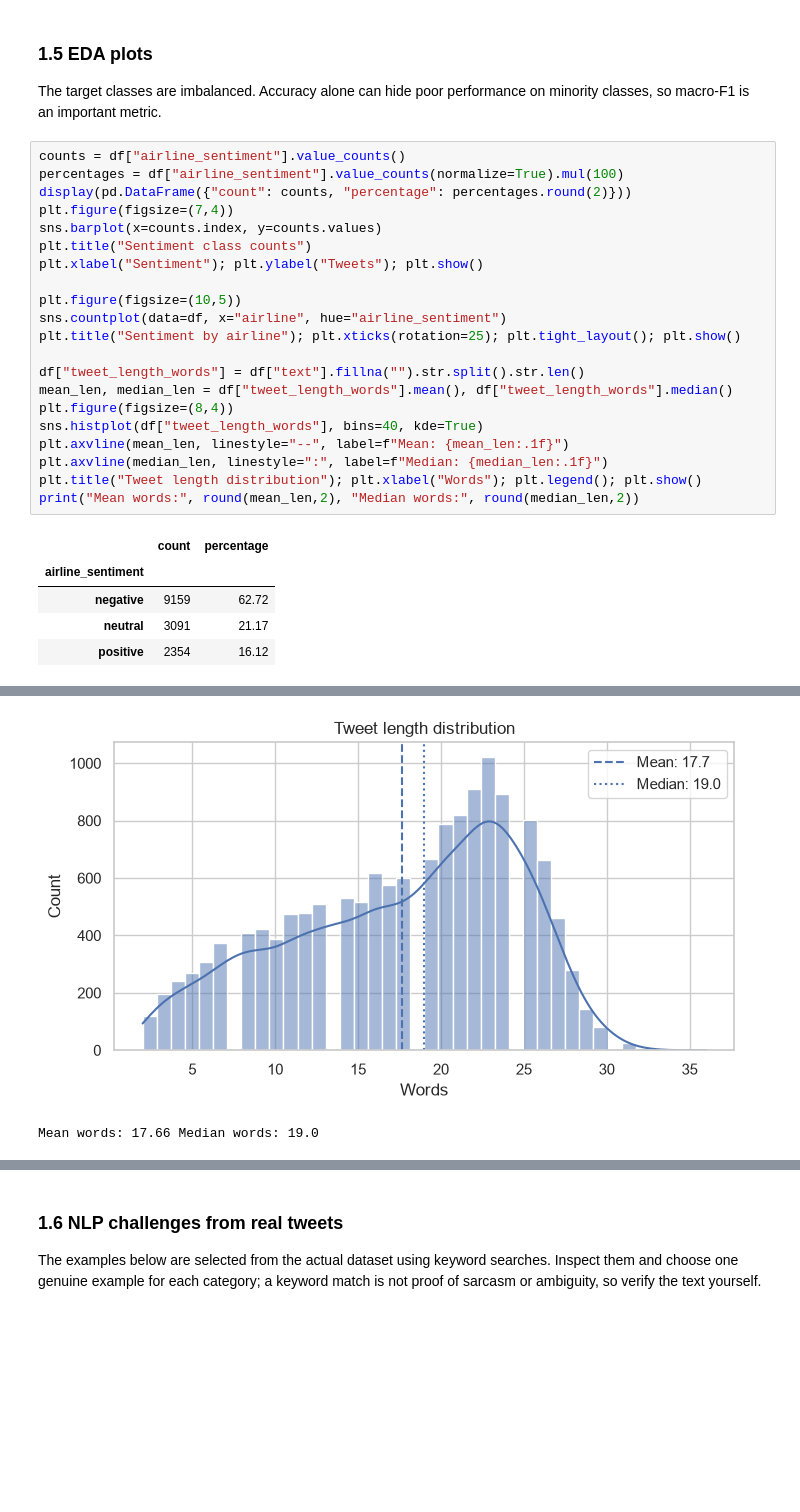
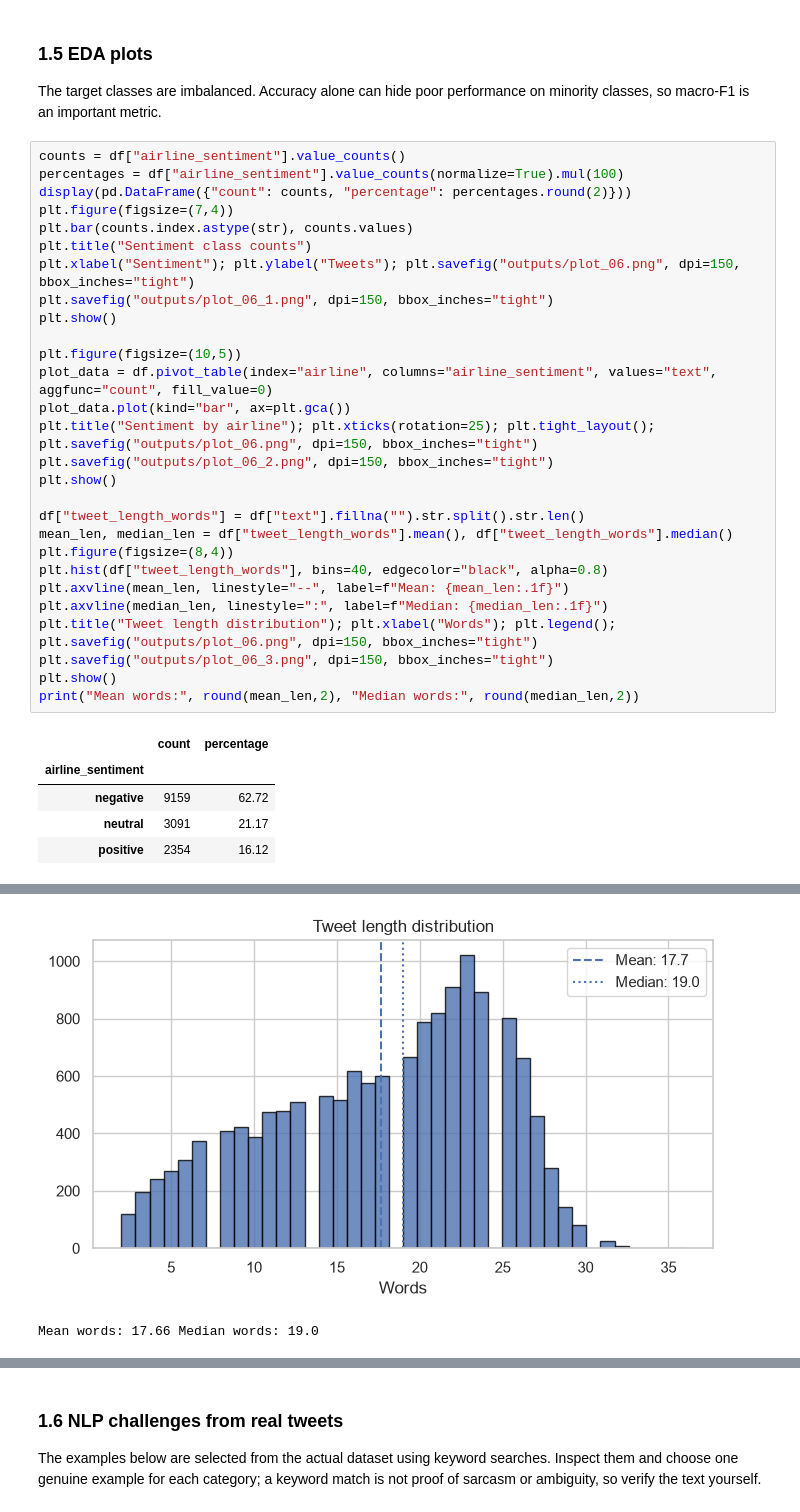
Before and after one commit to PareeSojitra0803/Airline_Tweet_Sentiment_Analyzer_NLP, a Jupyter notebook: NLP_PR1.ipynb, the cells around one changed output, grey strips where cells are left out. Drawn from its saved outputs; the diff is of its cells as text; blank space fills up the shorter version.

```diff
--- a/NLP_PR1.ipynb
+++ b/NLP_PR1.ipynb
@@ -110,21 +112,28 @@ counts = df["airline_sentiment"].value_counts()
 percentages = df["airline_sentiment"].value_counts(normalize=True).mul(100)
 display(pd.DataFrame({"count": counts, "percentage": percentages.round(2)}))
 plt.figure(figsize=(7,4))
-sns.barplot(x=counts.index, y=counts.values)
+plt.bar(counts.index.astype(str), counts.values)
 plt.title("Sentiment class counts")
-plt.xlabel("Sentiment"); plt.ylabel("Tweets"); plt.show()
+plt.xlabel("Sentiment"); plt.ylabel("Tweets"); plt.savefig("outputs/plot_06.png", dpi=150, bbox_inches="tight")
+plt.savefig("outputs/plot_06_1.png", dpi=150, bbox_inches="tight")
+plt.show()
 
 plt.figure(figsize=(10,5))
-sns.countplot(data=df, x="airline", hue="airline_sentiment")
-plt.title("Sentiment by airline"); plt.xticks(rotation=25); plt.tight_layout(); plt.show()
+plot_data = df.pivot_table(index="airline", columns="airline_sentiment", values="text", aggfunc="count", fill_value=0)
+plot_data.plot(kind="bar", ax=plt.gca())
+plt.title("Sentiment by airline"); plt.xticks(rotation=25); plt.tight_layout(); plt.savefig("outputs/plot_06.png", dpi=150, bbox_inches="tight")
+plt.savefig("outputs/plot_06_2.png", dpi=150, bbox_inches="tight")
+plt.show()
 
 df["tweet_length_words"] = df["text"].fillna("").str.split().str.len()
 mean_len, median_len = df["tweet_length_words"].mean(), df["tweet_length_words"].median()
 plt.figure(figsize=(8,4))
-sns.histplot(df["tweet_length_words"], bins=40, kde=True)
+plt.hist(df["tweet_length_words"], bins=40, edgecolor="black", alpha=0.8)
 plt.axvline(mean_len, linestyle="--", label=f"Mean: {mean_len:.1f}")
 plt.axvline(median_len, linestyle=":", label=f"Median: {median_len:.1f}")
-plt.title("Tweet length distribution"); plt.xlabel("Words"); plt.legend(); plt.show()
+plt.title("Tweet length distribution"); plt.xlabel("Words"); plt.legend(); plt.savefig("outputs/plot_06.png", dpi=150, bbox_inches="tight")
+plt.savefig("outputs/plot_06_3.png", dpi=150, bbox_inches="tight")
+plt.show()
 print("Mean words:", round(mean_len,2), "Median words:", round(median_len,2))
 # %% [output]
 |  | count | percentage |
@@ -137,2 +146,2 @@ print("Mean words:", round(mean_len,2), "Median words:", round(median_len,2))
-[figure, old version]
+[figure, new version]
 Mean words: 17.66 Median words: 19.0
```
Also changed, not shown: parts of 20 cells of this notebook, 17 other files.
